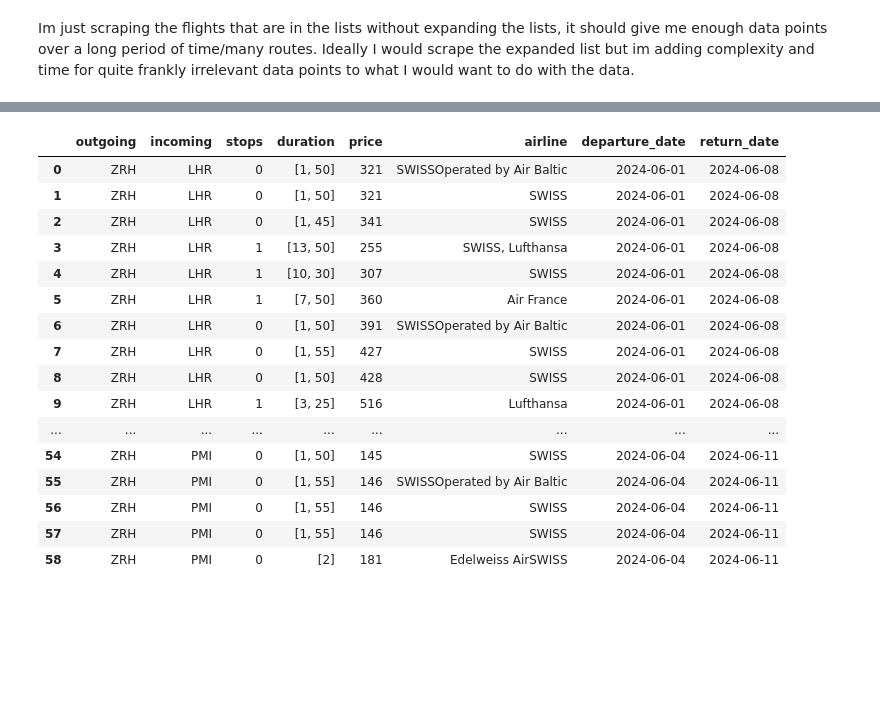
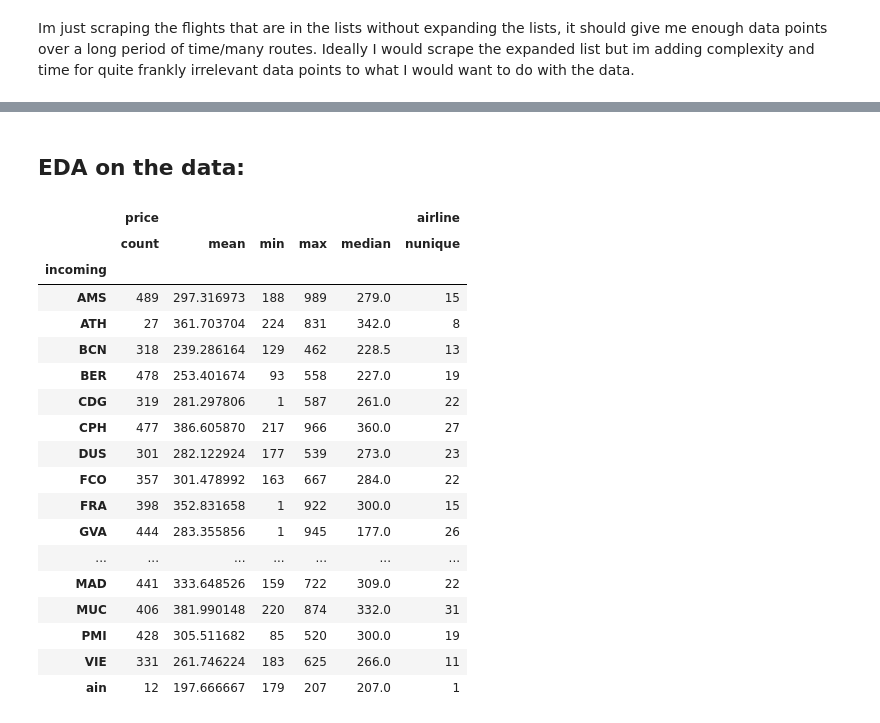
Before and after one commit to r9119/FPT, a Jupyter notebook: Notebooks/Google_Flights.ipynb, the cells around one changed output, grey strips where cells are left out. Drawn from its saved outputs; the diff is of its cells as text; code cells hidden in the pictures; blank space fills up the shorter version.

Commit message:
Finish data scrape and start eda

```diff
--- a/Notebooks/Google_Flights.ipynb
+++ b/Notebooks/Google_Flights.ipynb
@@ -19,8 +19,11 @@ from selenium.webdriver.common.action_chains import ActionChains
 # %%
 # route_df = pd.DataFrame(columns=['outgoing_code', 'incoming_code', 'frequency'])
 route_df = pd.read_csv('../Data/flight_routes.csv')
+# %%
+# price_df = pd.DataFrame(columns=['outgoing', 'incoming', 'stops', 'duration', 'price', 'airline'])
+price_df = pd.read_csv('../Data/flight_prices.csv')
 # %%
-price_df = pd.DataFrame(columns=['outgoing', 'incoming', 'stops', 'duration', 'price', 'airline'])
+price_df_long = pd.DataFrame(columns=['outgoing', 'incoming', 'stops', 'duration', 'price', 'airline'])
 # %%
 chrome_options = Options()
 
@@ -239,10 +245,10 @@ def parse_flight_text(text: str, dates: tuple = (None, None)) -> dict:
 Im just scraping the flights that are in the lists without expanding the lists, it should give me enough data points over a long period of time/many routes. Ideally I would scrape the expanded list but im adding complexity and time for quite frankly irrelevant data points to what I would want to do with the data.
 # %%
 # Set date range to be scraped YYYY-MM-DD
-static_start_date = '2024-06-01'
+static_start_date = '2024-07-01'
 start_date = pd.to_datetime(static_start_date)
 holiday_duration = 7
-end_date = pd.to_datetime('2024-06-02')
+end_date = pd.to_datetime('2024-08-01')
 
 driver.get('https://www.google.com/travel/flights')
 
@@ -433,7 +439,7 @@ while start_date < end_date:
 # Now that we're in the search UI, we can loop through the routes without the inputs going stale
 inputs = driver.find_elements(By.TAG_NAME, 'input')
 
-for incoming_code in route_df['incoming_code'][1:5]:
+for incoming_code in route_df['incoming_code'][1:]:
     start_date = pd.to_datetime(static_start_date)
     for input_field in inputs[:-2]:
         aria_label = input_field.get_attribute('aria-label')
@@ -596,22 +816,29 @@ for incoming_code in route_df['incoming_code'][1:5]:
 # %%
 driver.quit()
-# %%
-price_df
-# %% [output]
-|  | outgoing | incoming | stops | duration | price | airline | departure_date | return_date |
-| 0 | ZRH | LHR | 0 | [1, 50] | 321 | SWISSOperated by Air Baltic | 2024-06-01 | 2024-06-08 |
-| 1 | ZRH | LHR | 0 | [1, 50] | 321 | SWISS | 2024-06-01 | 2024-06-08 |
-| 2 | ZRH | LHR | 0 | [1, 45] | 341 | SWISS | 2024-06-01 | 2024-06-08 |
-| 3 | ZRH | LHR | 1 | [13, 50] | 255 | SWISS, Lufthansa | 2024-06-01 | 2024-06-08 |
-| 4 | ZRH | LHR | 1 | [10, 30] | 307 | SWISS | 2024-06-01 | 2024-06-08 |
-| 5 | ZRH | LHR | 1 | [7, 50] | 360 | Air France | 2024-06-01 | 2024-06-08 |
-| 6 | ZRH | LHR | 0 | [1, 50] | 391 | SWISSOperated by Air Baltic | 2024-06-01 | 2024-06-08 |
-| 7 | ZRH | LHR | 0 | [1, 55] | 427 | SWISS | 2024-06-01 | 2024-06-08 |
-| 8 | ZRH | LHR | 0 | [1, 50] | 428 | SWISS | 2024-06-01 | 2024-06-08 |
-| 9 | ZRH | LHR | 1 | [3, 25] | 516 | Lufthansa | 2024-06-01 | 2024-06-08 |
-| ... | ... | ... | ... | ... | ... | ... | ... | ... |
-| 54 | ZRH | PMI | 0 | [1, 50] | 145 | SWISS | 2024-06-04 | 2024-06-11 |
-| 55 | ZRH | PMI | 0 | [1, 55] | 146 | SWISSOperated by Air Baltic | 2024-06-04 | 2024-06-11 |
-| 56 | ZRH | PMI | 0 | [1, 55] | 146 | SWISS | 2024-06-04 | 2024-06-11 |
-| 57 | ZRH | PMI | 0 | [1, 55] | 146 | SWISS | 2024-06-04 | 2024-06-11 |
-| 58 | ZRH | PMI | 0 | [2] | 181 | Edelweiss AirSWISS | 2024-06-04 | 2024-06-11 |
+# %% [markdown]
+## EDA on the data:
+# %%
+# Group by incoming and get the number of flights, unique airlines and average price
+temp = price_df.groupby('incoming').agg({'price': ['count', 'mean', 'min', 'max', 'median'], 'airline': 'nunique'})
+
+temp
+# %% [output]
+|  | price |  |  |  |  | airline |
+|  | count | mean | min | max | median | nunique |
+| incoming |  |  |  |  |  |  |
+| AMS | 489 | 297.316973 | 188 | 989 | 279.0 | 15 |
+| ATH | 27 | 361.703704 | 224 | 831 | 342.0 | 8 |
+| BCN | 318 | 239.286164 | 129 | 462 | 228.5 | 13 |
+| BER | 478 | 253.401674 | 93 | 558 | 227.0 | 19 |
+| CDG | 319 | 281.297806 | 1 | 587 | 261.0 | 22 |
+| CPH | 477 | 386.605870 | 217 | 966 | 360.0 | 27 |
+| DUS | 301 | 282.122924 | 177 | 539 | 273.0 | 23 |
+| FCO | 357 | 301.478992 | 163 | 667 | 284.0 | 22 |
+| FRA | 398 | 352.831658 | 1 | 922 | 300.0 | 15 |
+| GVA | 444 | 283.355856 | 1 | 945 | 177.0 | 26 |
+| ... | ... | ... | ... | ... | ... | ... |
+| MAD | 441 | 333.648526 | 159 | 722 | 309.0 | 22 |
+| MUC | 406 | 381.990148 | 220 | 874 | 332.0 | 31 |
+| PMI | 428 | 305.511682 | 85 | 520 | 300.0 | 19 |
+| VIE | 331 | 261.746224 | 183 | 625 | 266.0 | 11 |
+| ain | 12 | 197.666667 | 179 | 207 | 207.0 | 1 |
```
Also changed, not shown: parts of 7 cells of this notebook, 2 other files.
